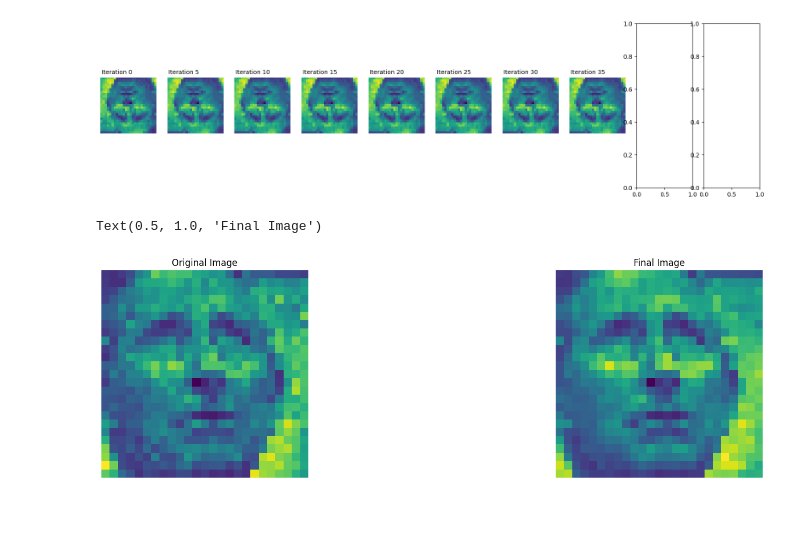
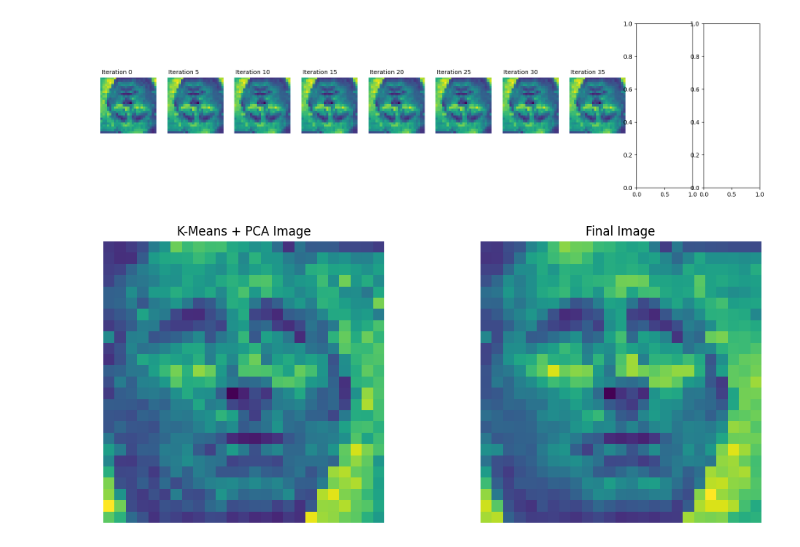
Before and after one commit to jtpotato/simc-2024, a Jupyter notebook: SIMC12_JMSS.ipynb, the cells around one changed output. Cells and saved outputs as stored; diff of their text form; code cells hidden in the pictures; blank space fills up the shorter version.

Commit message:
update notebook with final images

```diff
--- a/SIMC12_JMSS.ipynb
+++ b/SIMC12_JMSS.ipynb
@@ -628,16 +628,15 @@ IndexError: list index out of range
 # %%
 task_7_subplot, task_7_axes = plt.subplots(1, 2, figsize=(20, 5))
 
 task_7_axes[0].imshow(np.rot90(task_7_final_image, 2))
 task_7_axes[0].axis("off")
 task_7_axes[0].set_title("K-Means + PCA Image")
 
 task_7_axes[1].imshow(np.rot90(images[-1], 2))
 task_7_axes[1].axis("off")
 task_7_axes[1].set_title("Final Image")
 
-
+plt.subplots_adjust(hspace=2, wspace=-0.5)
 plt.show()
 # %% [output]
-Text(0.5, 1.0, 'Final Image')
-[figure, old version]
+[figure, new version]
```
